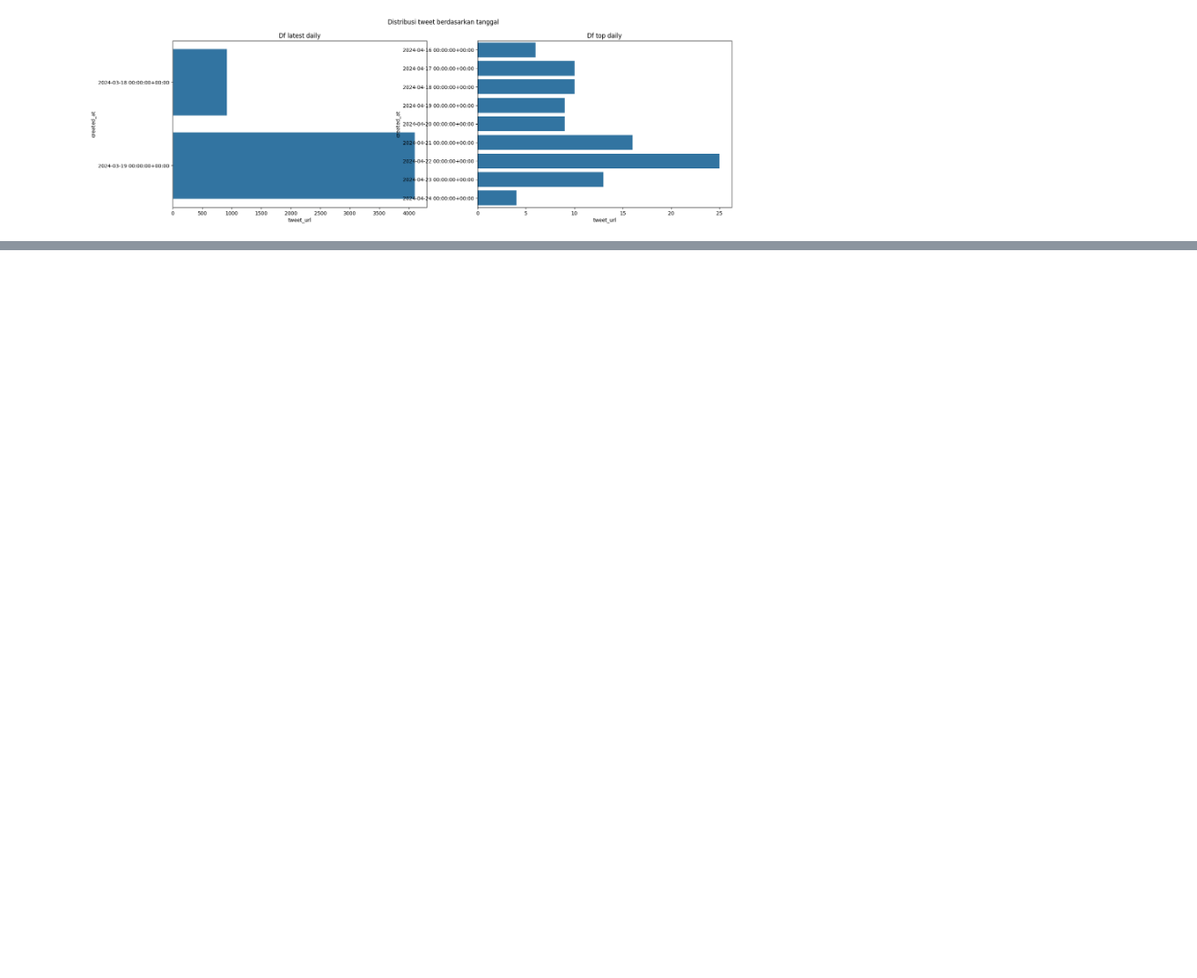
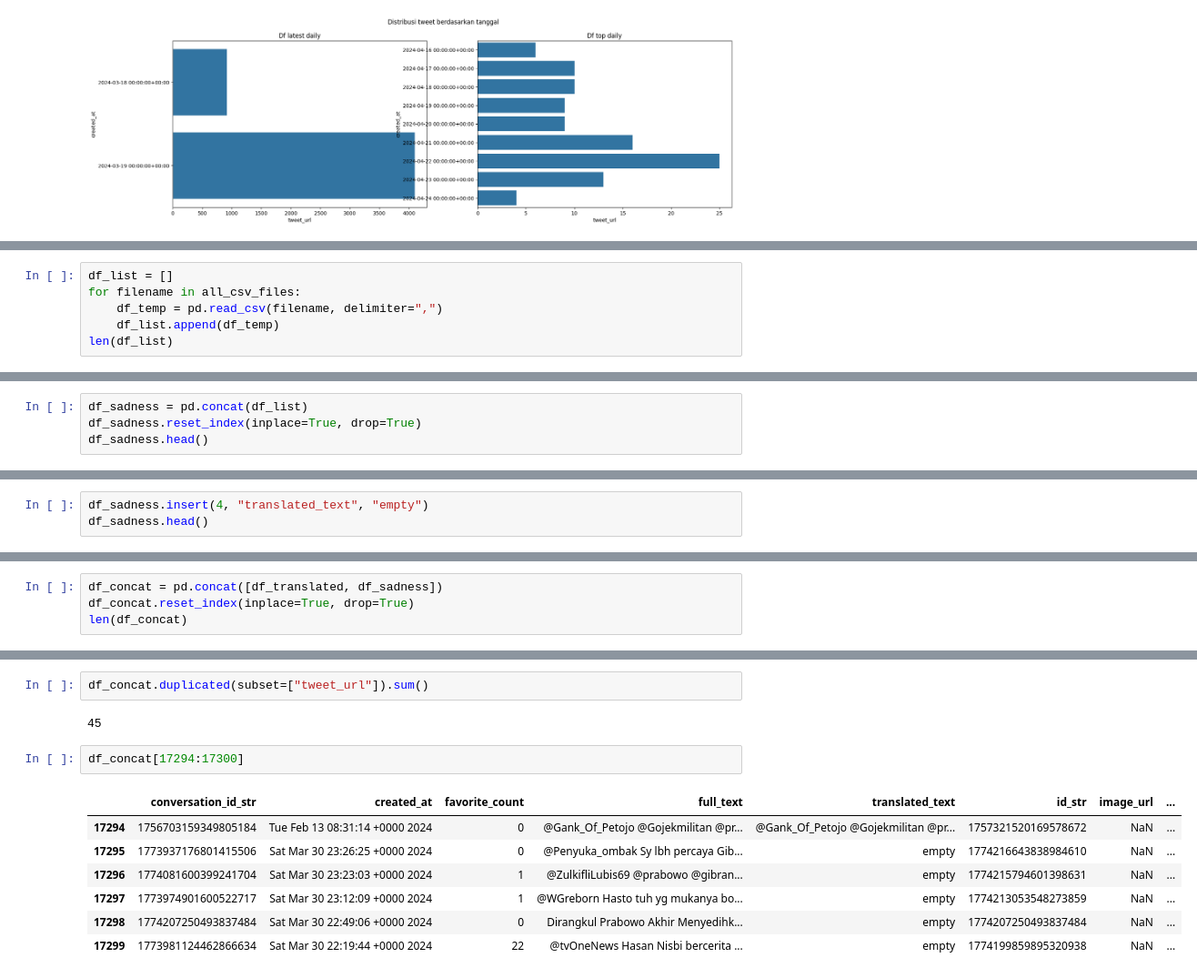
Before and after one commit to Arthdrm/PythonCode, a Jupyter notebook: scrapping-data-viz/data_lab.ipynb, the cells around one changed output, grey strips where cells are left out. Shown: that part at 91% size. Drawn from its saved outputs; the diff is of its cells as text; blank space fills up the shorter version.

```diff
--- a/scrapping-data-viz/data_lab.ipynb
+++ b/scrapping-data-viz/data_lab.ipynb
@@ -456,0 +509,6 @@ plt.show()
+# %%
+df_list = []
+for filename in all_csv_files:
+    df_temp = pd.read_csv(filename, delimiter=",")
+    df_list.append(df_temp)
+len(df_list)
@@ -456,0 +517,4 @@ plt.show()
+# %%
+df_sadness = pd.concat(df_list)
+df_sadness.reset_index(inplace=True, drop=True)
+df_sadness.head()
@@ -456,0 +532,3 @@ plt.show()
+# %%
+df_sadness.insert(4, "translated_text", "empty")
+df_sadness.head()
@@ -456,0 +562,4 @@ plt.show()
+# %%
+df_concat = pd.concat([df_translated, df_sadness])
+df_concat.reset_index(inplace=True, drop=True)
+len(df_concat)
@@ -456,0 +597,14 @@ plt.show()
+# %%
+df_concat.duplicated(subset=["tweet_url"]).sum()
+# %% [output]
+45
+# %%
+df_concat[17294:17300]
+# %% [output]
+|  | conversation_id_str | created_at | favorite_count | full_text | translated_text | id_str | image_url | ... |
+| 17294 | 1756703159349805184 | Tue Feb 13 08:31:14 +0000 2024 | 0 | @Gank_Of_Petojo @Gojekmilitan @pr... | @Gank_Of_Petojo @Gojekmilitan @pr... | 1757321520169578672 | NaN | ... |
+| 17295 | 1773937176801415506 | Sat Mar 30 23:26:25 +0000 2024 | 0 | @Penyuka_ombak Sy lbh percaya Gib... | empty | 1774216643838984610 | NaN | ... |
+| 17296 | 1774081600399241704 | Sat Mar 30 23:23:03 +0000 2024 | 1 | @ZulkifliLubis69 @prabowo @gibran... | empty | 1774215794601398631 | NaN | ... |
+| 17297 | 1773974901600522717 | Sat Mar 30 23:12:09 +0000 2024 | 1 | @WGreborn Hasto tuh yg mukanya bo... | empty | 1774213053548273859 | NaN | ... |
+| 17298 | 1774207250493837484 | Sat Mar 30 22:49:06 +0000 2024 | 0 | Dirangkul Prabowo Akhir Menyedihk... | empty | 1774207250493837484 | NaN | ... |
+| 17299 | 1773981124462866634 | Sat Mar 30 22:19:44 +0000 2024 | 22 | @tvOneNews Hasan Nisbi bercerita ... | empty | 1774199859895320938 | NaN | ... |
```
Also changed, not shown: parts of 45 cells of this notebook, 56 other files.
